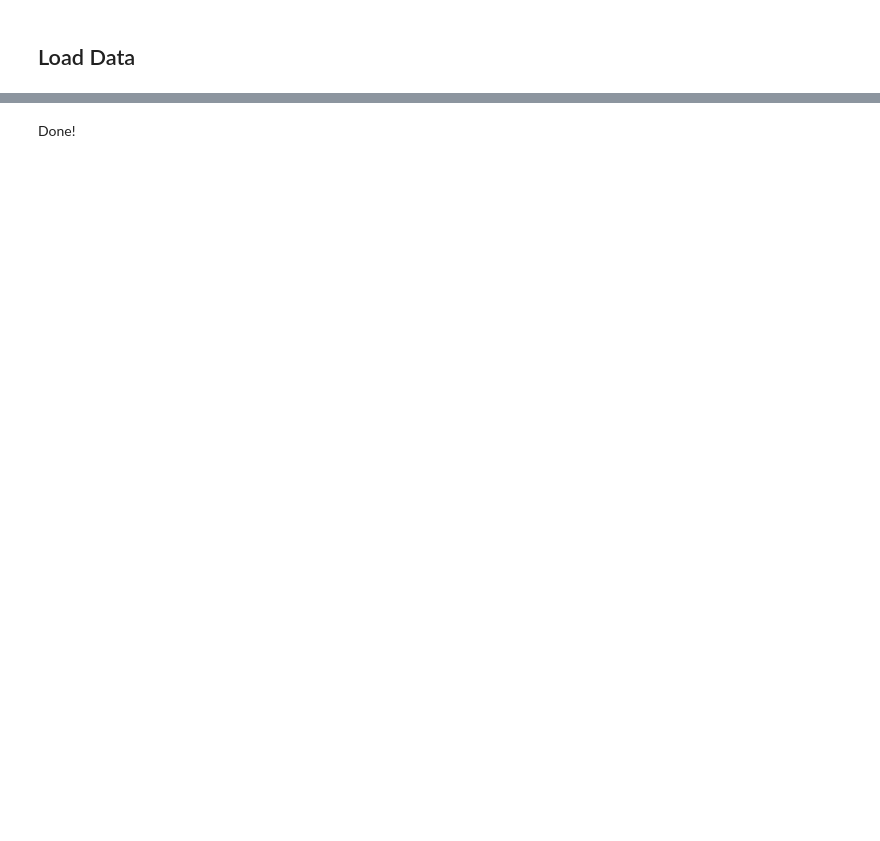
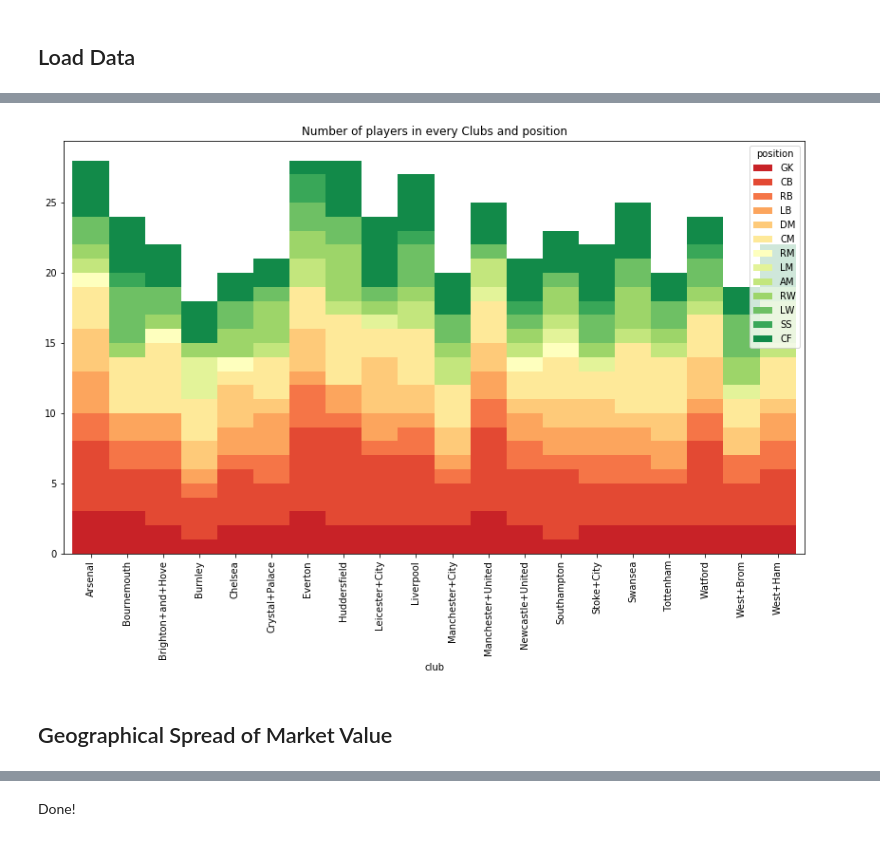
Before and after one commit to cristianl1251/sports-data-visualization, a Jupyter notebook: notebooks/meta-data.ipynb, the cells around one changed output, grey strips where cells are left out. Saved outputs shown, nothing was run; the diff lists cells and outputs as text; code cells hidden in the pictures; blank space fills up the shorter version.

```diff
--- a/notebooks/meta-data.ipynb
+++ b/notebooks/meta-data.ipynb
@@ -71,0 +205,13 @@ df2.head(5)
+# %%
+columns = ['GK', 'CB', 'RB', 'LB', 'DM', 'CM', 'RM', 'LM', 'AM', 'RW', 'LW', 'SS', 'CF',]
+# %%
+pd.crosstab(df2.club, df2.position)[columns].plot.bar(stacked=True, width=1,
+                                             color=sns.color_palette('RdYlGn', 13))
+fig=plt.gcf()
+fig.set_size_inches(14, 8)
+plt.title('Number of players in every Clubs and position')
+plt.show()
+# %% [output]
+[figure, added]
+# %% [markdown]
+## Geographical Spread of Market Value
```
Also changed, not shown: parts of 35 cells of this notebook, 5 other files.
